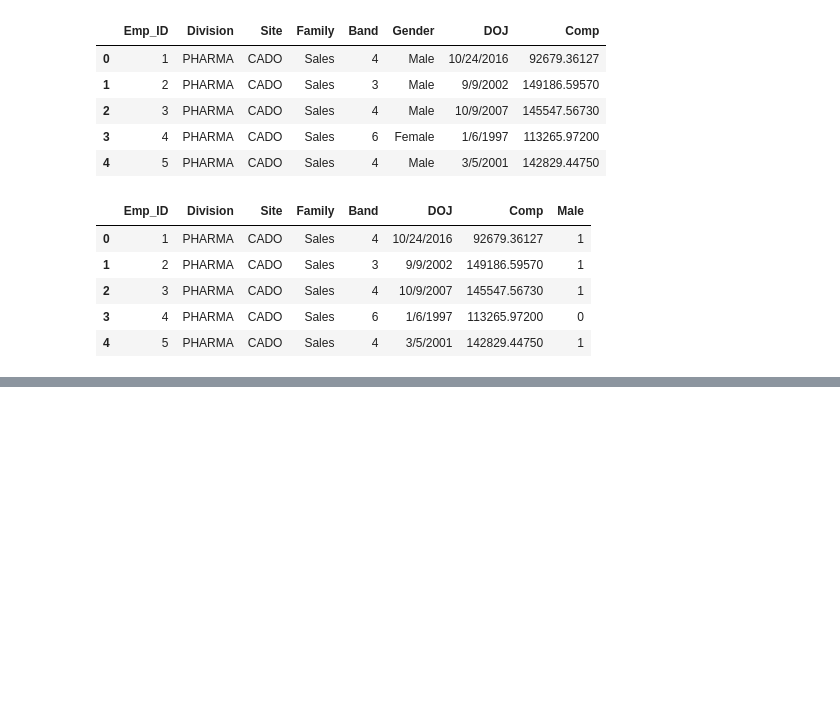
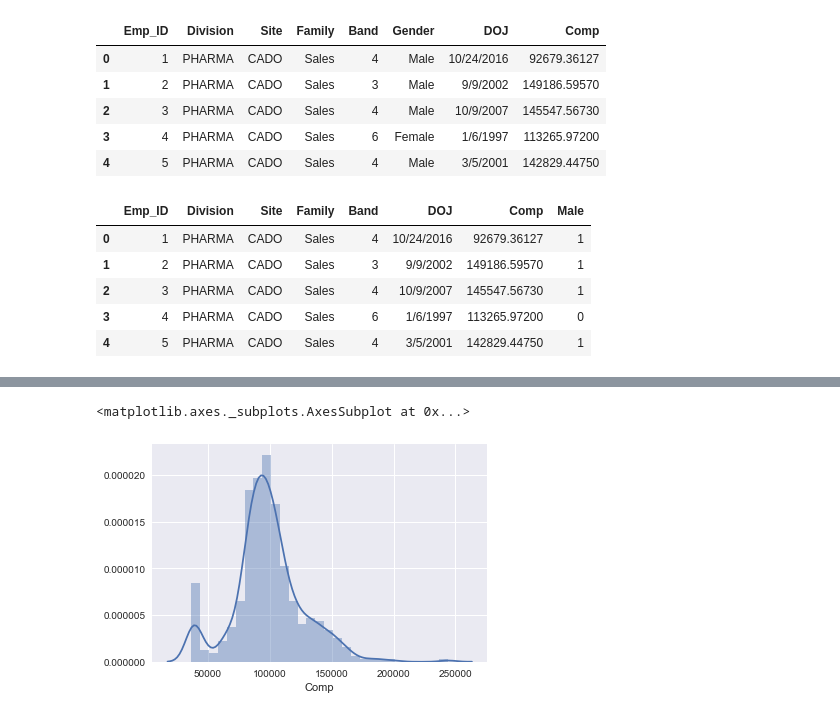
Before and after one commit to MonicaJain16/Python, a Jupyter notebook: Analytics Vidya Learning session.ipynb, the cells around one changed output, grey strips where cells are left out. Drawn from its saved outputs; the diff is of its cells as text; code cells hidden in the pictures; blank space fills up the shorter version.

```diff
--- a/Analytics Vidya Learning session.ipynb
+++ b/Analytics Vidya Learning session.ipynb
@@ -133,0 +245,6 @@ pay_equity_new['Tenure'] = pay_equity
+# %%
+#Distibution plot of Compensation
+sns.distplot(pay_equity3['Comp'])
+# %% [output]
+<matplotlib.axes._subplots.AxesSubplot at 0x...>
+[figure, added]
```
Also changed, not shown: parts of 20 cells of this notebook.
